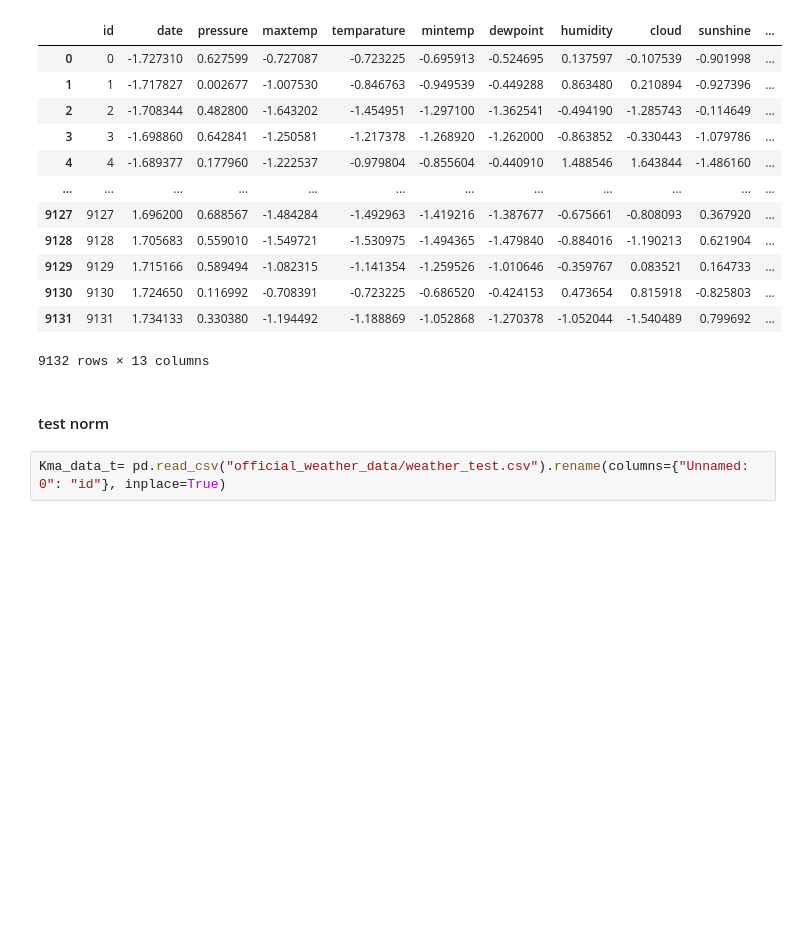
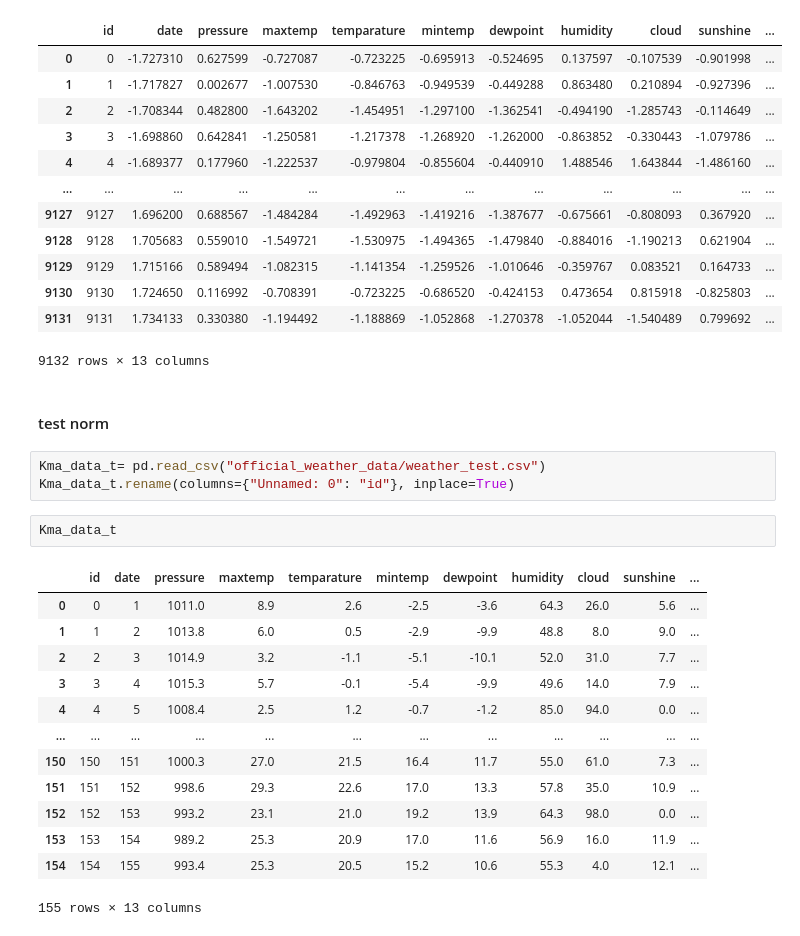
Before and after one commit to Aureleee/TeamProj_ML, a Jupyter notebook: KMA_data_process.ipynb, the cells around one changed output. Saved outputs shown, nothing was run; the diff lists cells and outputs as text; blank space fills up the shorter version.

```diff
--- a/KMA_data_process.ipynb
+++ b/KMA_data_process.ipynb
@@ -75,7 +76,24 @@ data_train_n
 # %% [markdown]
 #### test norm
 # %%
-Kma_data_t= pd.read_csv("official_weather_data/weather_test.csv").rename(columns={"Unnamed: 0": "id"}, inplace=True)
+Kma_data_t= pd.read_csv("official_weather_data/weather_test.csv")
+Kma_data_t.rename(columns={"Unnamed: 0": "id"}, inplace=True)
+# %%
+Kma_data_t
+# %% [output]
+|  | id | date | pressure | maxtemp | temparature | mintemp | dewpoint | humidity | cloud | sunshine | ... |
+| 0 | 0 | 1 | 1011.0 | 8.9 | 2.6 | -2.5 | -3.6 | 64.3 | 26.0 | 5.6 | ... |
+| 1 | 1 | 2 | 1013.8 | 6.0 | 0.5 | -2.9 | -9.9 | 48.8 | 8.0 | 9.0 | ... |
+| 2 | 2 | 3 | 1014.9 | 3.2 | -1.1 | -5.1 | -10.1 | 52.0 | 31.0 | 7.7 | ... |
+| 3 | 3 | 4 | 1015.3 | 5.7 | -0.1 | -5.4 | -9.9 | 49.6 | 14.0 | 7.9 | ... |
+| 4 | 4 | 5 | 1008.4 | 2.5 | 1.2 | -0.7 | -1.2 | 85.0 | 94.0 | 0.0 | ... |
+| ... | ... | ... | ... | ... | ... | ... | ... | ... | ... | ... | ... |
+| 150 | 150 | 151 | 1000.3 | 27.0 | 21.5 | 16.4 | 11.7 | 55.0 | 61.0 | 7.3 | ... |
+| 151 | 151 | 152 | 998.6 | 29.3 | 22.6 | 17.0 | 13.3 | 57.8 | 35.0 | 10.9 | ... |
+| 152 | 152 | 153 | 993.2 | 23.1 | 21.0 | 19.2 | 13.9 | 64.3 | 98.0 | 0.0 | ... |
+| 153 | 153 | 154 | 989.2 | 25.3 | 20.9 | 17.0 | 11.6 | 56.9 | 16.0 | 11.9 | ... |
+| 154 | 154 | 155 | 993.4 | 25.3 | 20.5 | 15.2 | 10.6 | 55.3 | 4.0 | 12.1 | ... |
+155 rows × 13 columns
 # %%
 X=Kma_data_t.drop(columns=['id','rainfall'])
 f=X.values
```
Also changed, not shown: parts of 12 cells of this notebook, 6 other files.
